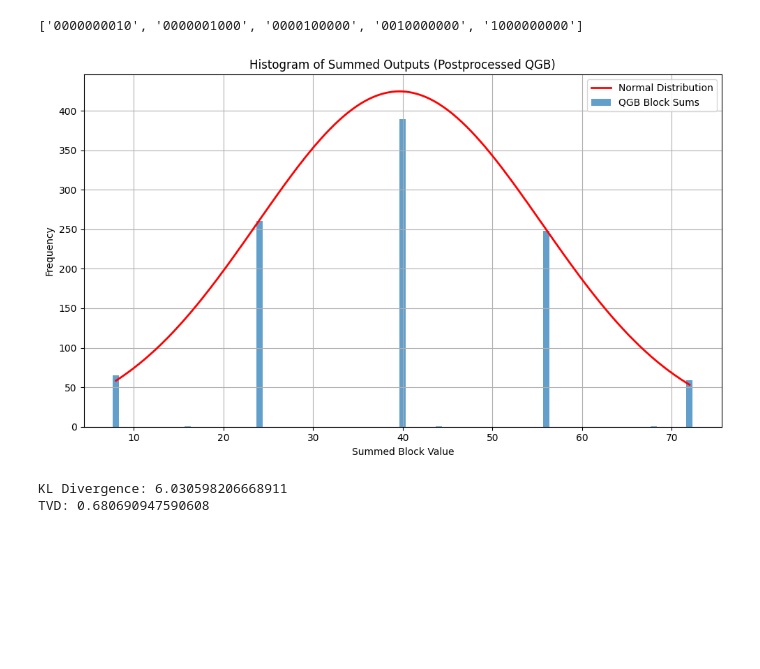
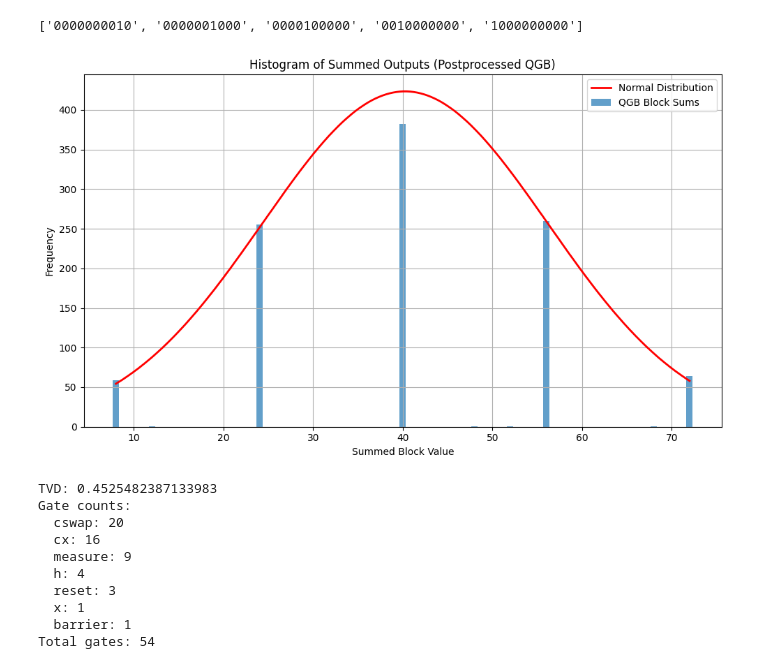
Before and after one commit to archana070723/Womanium_project, a Jupyter notebook: Quantum_Walk.ipynb, the cells around one changed output. Drawn from its saved outputs; the diff is of its cells as text; code cells hidden in the pictures; blank space fills up the shorter version.

```diff
--- a/Quantum_Walk.ipynb
+++ b/Quantum_Walk.ipynb
@@ -5 +5,17 @@
+# %%
+
+from qiskit import QuantumCircuit
+
+def gate_counts(qc: QuantumCircuit, verbose=True):
+    """
+    Returns a dict of {gate_name: count} and total gate count for a circuit qc.
+    """
+    counts = qc.count_ops()   # counts per operation name
+    total = sum(counts.values())
+    if verbose:
+        print("Gate counts:")
+        for g, c in counts.items():
+            print(f"  {g}: {c}")
+        print("Total gates:", total)
+    return dict(counts), total
 # %%
@@ -226,39 +238,65 @@ def plot_histogram_and_gaussian(block_sums):
     # Plot histogram
     plt.figure(figsize=(10, 6))
     plt.bar(sorted_keys, frequencies, width=0.7, alpha=0.7, label='QGB Block Sums')
     plt.xlabel("Summed Block Value")
     plt.ylabel("Frequency")
     plt.title("Histogram of Summed Outputs (Postprocessed QGB)")
     plt.grid(True)
 
     # Overlay Gaussian
     mean = np.mean(block_sums)
     std = np.std(block_sums)
     mean, scale = np.mean(block_sums), np.std(block_sums)
     x = np.linspace(min(sorted_keys), max(sorted_keys), 500)
-    gaussian = len(block_sums) * (1 / (std * np.sqrt(2 * np.pi))) * np.exp(-0.5 * ((x - mean) / std)**2)
-    plt.plot(x, 16.5*gaussian, color='red', linewidth=2, label='Normal Distribution')
+    gaussian = 16.5*len(block_sums) * (1 / (std * np.sqrt(2 * np.pi))) * np.exp(-0.5 * ((x - mean) / std)**2)
+    plt.plot(x, gaussian, color='red', linewidth=2, label='Normal Distribution')
 
     plt.legend()
     plt.tight_layout()
     plt.show()
-    sim = np.array([hist.get(i, 0) for i in x]) / sum(sorted_keys)
-    ideal = expon.pdf(x, scale=scale)
+    sim = frequencies
+    sim /= np.sum(sim)
+    ideal=gaussian
+    # ideal = expon.pdf(x, scale=scale)
     ideal /= np.sum(ideal)
+    # print("IDEAL=",ideal)
+    # print("SIM=",sim)
+
+    # Ideal Gaussian evaluated only at these 8 points
+    mean = np.mean(block_sums)
+    std = np.std(block_sums)
+    ideal_vals = (1 / (std * np.sqrt(2 * np.pi))) * np.exp(-0.5 * ((np.array(sorted_keys) - mean) / std)**2)
+    ideal = ideal_vals / ideal_vals.sum()  # normalize to sum to 1
+
+    # TVD only on the 8 points
+    tvd = 0.5 * np.sum(np.abs(sim - ideal))
+    # print("TVD (8 bins):", tvd)
     kl = entropy(sim + 1e-12, ideal + 1e-12)
-    tvd = 0.5 * np.sum(np.abs(sim - ideal))
+    # tvd = 0.5 * np.sum(np.abs(sim - ideal))
     return kl, tvd
 
 # Example usage:
 # counts = {'0010000000': 130, '0001000000': 246, '1000000000': 135, '0000100000': 513, ...}
 samples = expand_onehot_counts(counts)
 print(sorted(counts.keys()))
 block_sums = block_sum_postprocessing(samples, block_size=8)
 kl,tvd=plot_histogram_and_gaussian(block_sums)
-print("KL Divergence:", kl)
+# print("KL Divergence:", kl)
 print("TVD:", tvd)
+
+
+
+counts_dict, total_gates = gate_counts(qc)
 # %% [output]
 ['0000000010', '0000001000', '0000100000', '0010000000', '1000000000']
-[figure, old version]
+[figure, new version]
-KL Divergence: 6.030598206668911
-TVD: 0.680690947590608
+TVD: 0.4525482387133983
+Gate counts:
+  cswap: 20
+  cx: 16
+  measure: 9
+  h: 4
+  reset: 3
+  x: 1
+  barrier: 1
+Total gates: 54
```
Also changed, not shown: parts of 9 cells of this notebook.
